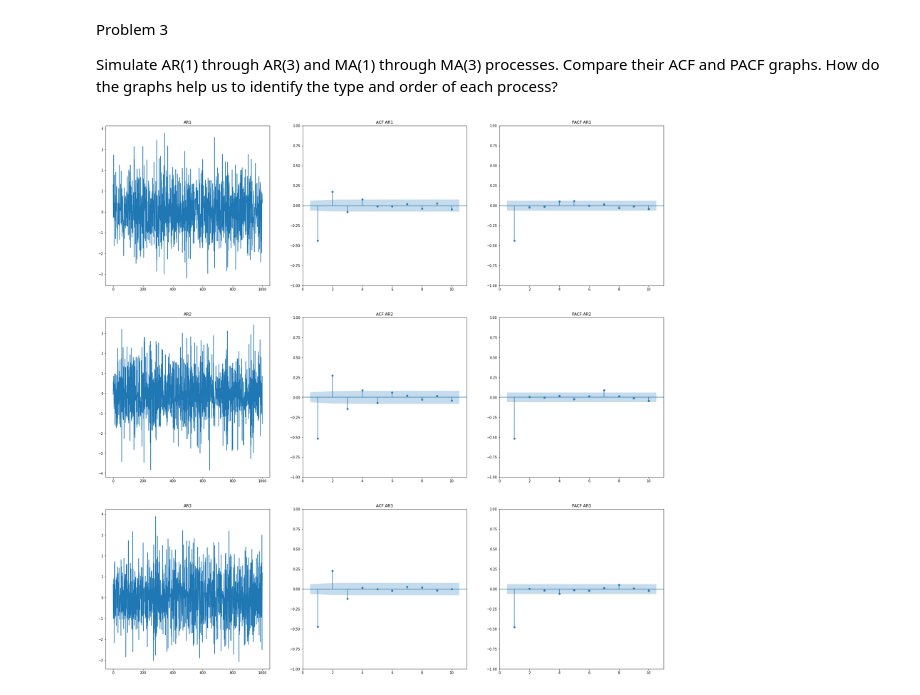
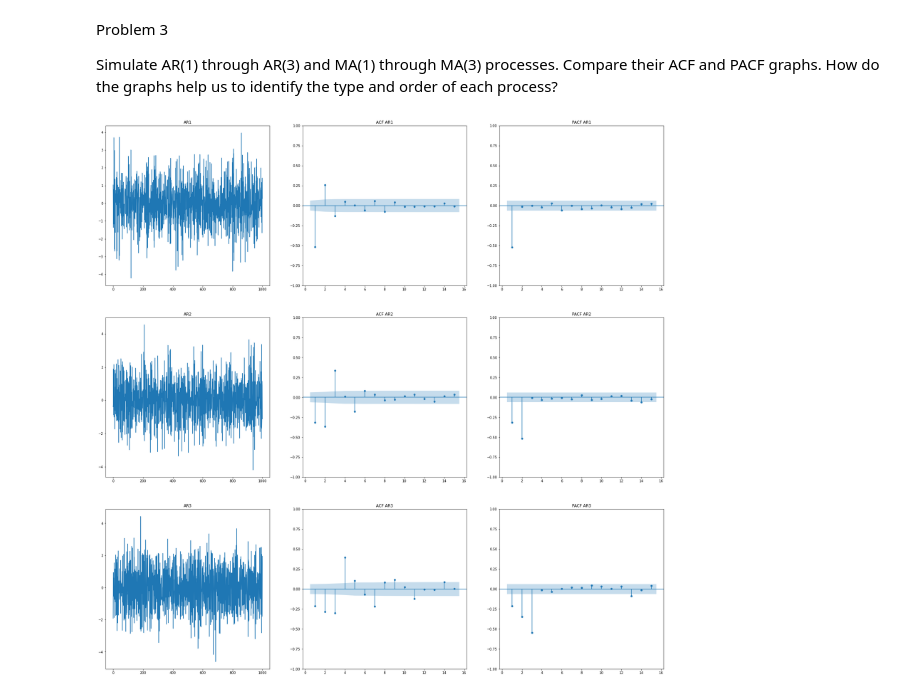
Before and after one commit to PWang23/Fintech545, a Jupyter notebook: Week02/Week2Project.ipynb, the cells around one changed output. Cells and saved outputs as stored; diff of their text form; code cells hidden in the pictures.

```diff
--- a/Week02/Week2Project.ipynb
+++ b/Week02/Week2Project.ipynb
@@ -241,22 +241,22 @@ Problem 3
 Simulate AR(1) through AR(3) and MA(1) through MA(3) processes. Compare their ACF and PACF graphs. How do the graphs help us to identify the type and order of each process?
 # %%
 AR1 = sm.tsa.arma_generate_sample(ar=[1,0.5], ma=[1], nsample=1000)
-AR2 = sm.tsa.arma_generate_sample(ar=[1,0.5], ma=[1], nsample=1000)
-AR3 = sm.tsa.arma_generate_sample(ar=[1,0.5], ma=[1], nsample=1000)
+AR2 = sm.tsa.arma_generate_sample(ar=[1,0.5,0.5], ma=[1], nsample=1000)
+AR3 = sm.tsa.arma_generate_sample(ar=[1,0.5,0.5,0.5], ma=[1], nsample=1000)
 MA1 = sm.tsa.arma_generate_sample(ar=[1], ma=[1,0.5], nsample=1000)
-MA2 = sm.tsa.arma_generate_sample(ar=[1], ma=[1,0.5], nsample=1000)
-MA3 = sm.tsa.arma_generate_sample(ar=[1], ma=[1,0.5], nsample=1000)
+MA2 = sm.tsa.arma_generate_sample(ar=[1], ma=[1,0.5,0.5], nsample=1000)
+MA3 = sm.tsa.arma_generate_sample(ar=[1], ma=[1,0.5,0.5,0.5], nsample=1000)
 
 fig, axs = plt.subplots(3, 3, figsize=(30,30))
 for i, data in enumerate([AR1, AR2, AR3]):
     axs[i, 0].plot(data)
-    sm.graphics.tsa.plot_acf(data, lags=10, zero=False, ax=axs[i, 1])
-    sm.graphics.tsa.plot_pacf(data, lags=10, zero=False, ax=axs[i, 2])
+    sm.graphics.tsa.plot_acf(data, lags=15, zero=False, ax=axs[i, 1])
+    sm.graphics.tsa.plot_pacf(data, lags=15, zero=False, ax=axs[i, 2])
     axs[i, 0].set_title(f'AR{i+1}')
     axs[i, 1].set_title(f'ACF AR{i+1}')
     axs[i, 2].set_title(f'PACF AR{i+1}')
 # %% [output]
-[figure, old version]
+[figure, new version]
 # %%
 fig, axs = plt.subplots(3, 3, figsize=(30,30))
 for i, data in enumerate([MA1, MA2, MA3]):
```
Also changed, not shown: parts of 2 cells of this notebook, 1 other file.
